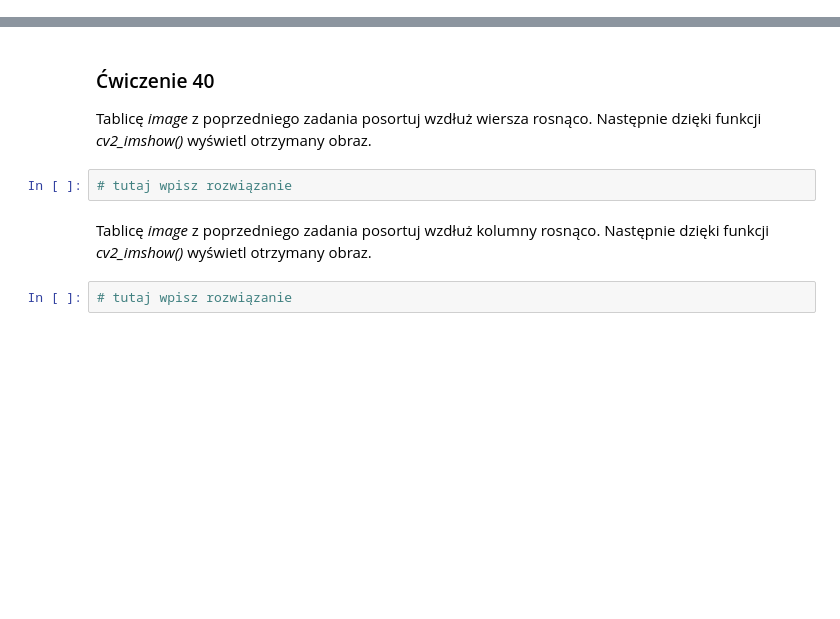
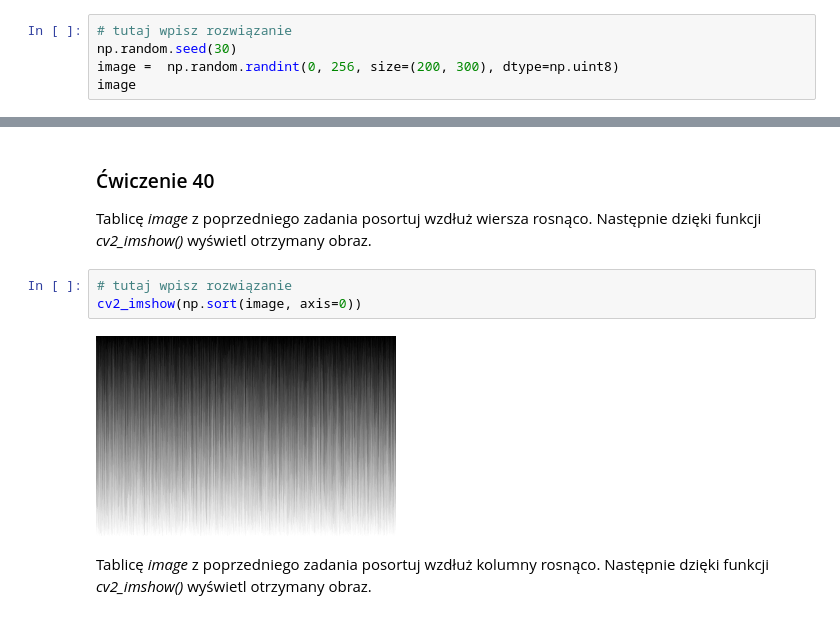
Before and after one commit to KucharskiR/data-science-bootcamp, a Jupyter notebook: 09_cwiczenia/031_040_exercises.ipynb, the cells around one changed output, grey strips where cells are left out. Drawn from its saved outputs; the diff is of its cells as text; blank space fills up the shorter version.

```diff
--- a/09_cwiczenia/031_040_exercises.ipynb
+++ b/09_cwiczenia/031_040_exercises.ipynb
@@ -169,0 +225,5 @@ Wygeneruj dwuwymiarową tablicę o kształcie _(200, 300)_ wypełnioną wartośc
+# %%
+# tutaj wpisz rozwiązanie
+np.random.seed(30)
+image =  np.random.randint(0, 256, size=(200, 300), dtype=np.uint8)
+image
@@ -178,7 +248,8 @@ cv2_imshow(image)
 Tablicę _image_ z poprzedniego zadania posortuj wzdłuż wiersza rosnąco. Następnie dzięki funkcji _cv2_imshow()_ wyświetl otrzymany obraz.
 # %%
 # tutaj wpisz rozwiązanie
+cv2_imshow(np.sort(image, axis=0))
+# %% [output]
+[figure, added]
 # %% [markdown]
 Tablicę _image_ z poprzedniego zadania posortuj wzdłuż kolumny rosnąco. Następnie dzięki funkcji _cv2_imshow()_ wyświetl otrzymany obraz.
-# %%
-# tutaj wpisz rozwiązanie
```
Also changed, not shown: parts of 16 cells of this notebook.
